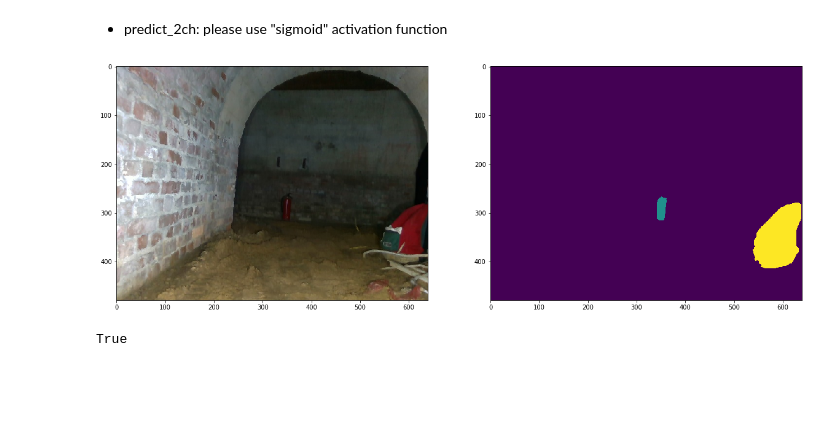
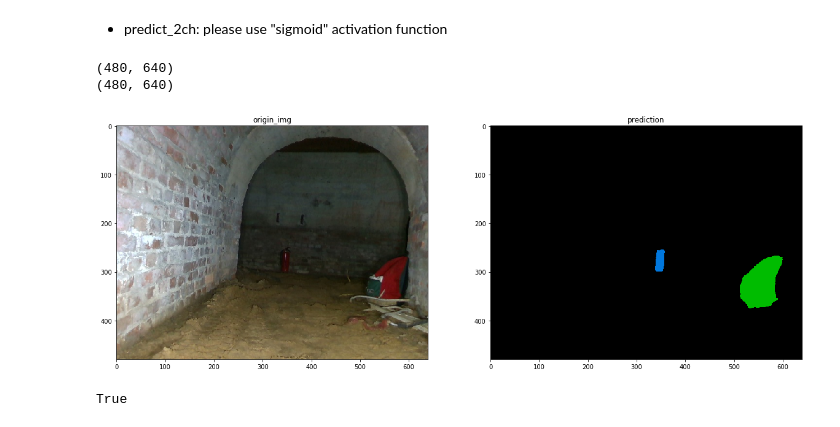
Before and after one commit to championway/gan_rv, a Jupyter notebook: catkin_ws/src/classify/src/evaluate_gan_ssd_subt.ipynb, the cells around one changed output. Drawn from its saved outputs; the diff is of its cells as text; code cells hidden in the pictures; blank space fills up the shorter version.

```diff
--- a/catkin_ws/src/classify/src/evaluate_gan_ssd_subt.ipynb
+++ b/catkin_ws/src/classify/src/evaluate_gan_ssd_subt.ipynb
@@ -164,5 +164,3 @@ def predict(image):
 
     generate_img = generate_img[:,:,0]
     return generate_img
-generate_img = predict(cv_image)
-show_img(cv_image, generate_img)
@@ -233,10 +229,37 @@ def predict_2ch(image):
 
     generate_img = generate_img[:,:,0]
     return generate_img
-generate_img = predict_2ch(cv_image)
-show_img(cv_image, generate_img)
+#generate_img = predict_2ch(cv_image)
+#show_img(cv_image, generate_img)
-# %% [output]
-[figure, removed]
+# %%
+cv_image = cv2.imread("/media/arg_ws3/5E703E3A703E18EB/data/subt_tunnel_hsinchu/bag3/Images/users/andyser/subt_real/evl_data/bag3/5.jpg", cv2.IMREAD_UNCHANGED)
+label = cv2.imread("/media/arg_ws3/5E703E3A703E18EB/data/subt_tunnel_hsinchu/bag3/Masks/users/andyser/subt_real/evl_data/bag3/5.png", cv2.IMREAD_UNCHANGED)
+print(label.shape)
+pred = predict_2ch(cv_image)
+print(pred.shape)
+fig=plt.figure(figsize=(20, 20))
+plt.subplot(1, 2, 1)
+plt.title("origin_img")
+plt.imshow(cv_image[:, :, ::-1]) #RGB2BGR
+#print(img.shape, pred[0].shape)
+#print(np.unique(_img[i]))
+
+plt.subplot(1, 2, 2)
+plt.title("prediction")
+plt.imshow(pred,cmap = "nipy_spectral",vmin = 0, vmax = 4)
+
+plt.show()
+cmap = plt.cm.nipy_spectral
+norm = plt.Normalize(vmin=pred.min(), vmax=4)
+image = cmap(norm(pred))
+label = cmap(norm(label))
+plt.imsave('/home/arg_ws3/Desktop/thesis/image/subt_ssd_gan.png', image)
+plt.imsave('/home/arg_ws3/Desktop/thesis/image/subt_label.png', label)
+plt.imsave('/home/arg_ws3/Desktop/thesis/image/subt_rgb.png', cv_image[:, :, ::-1])
+# %% [output]
+(480, 640)
+(480, 640)
+[figure, added]
 # %%
 #im = np.ones((480, 640, 3))*100
 im = np.zeros((480, 640, 3))
```
Also changed, not shown: parts of 3 cells of this notebook, 27 other files.
